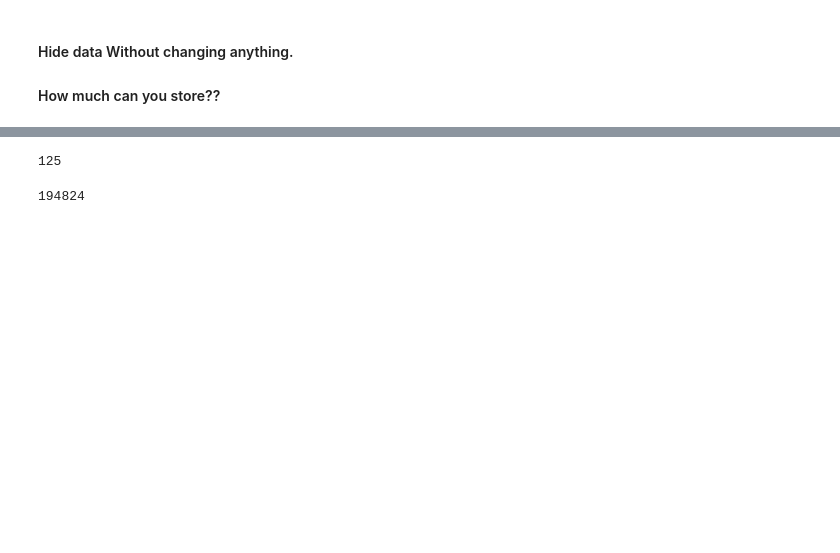
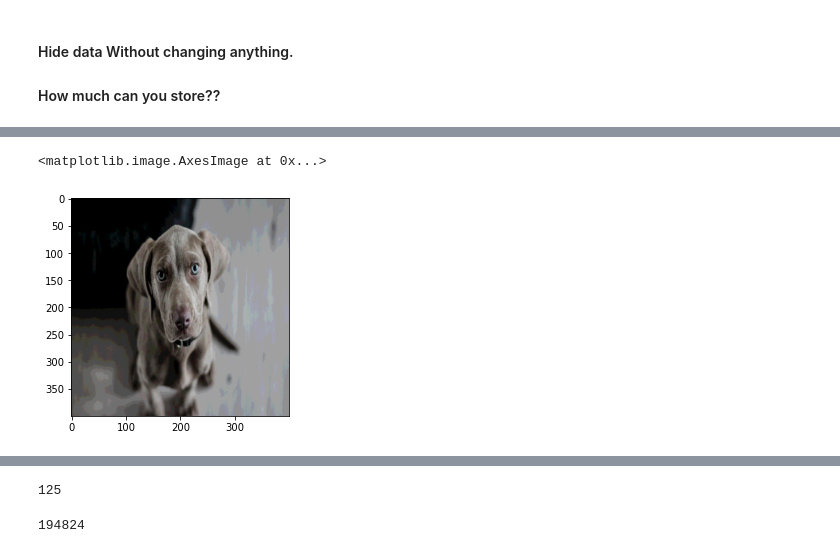
Before and after one commit to cihatceliker/hider, a Jupyter notebook: Untitled.ipynb, the cells around one changed output, grey strips where cells are left out. Drawn from its saved outputs; the diff is of its cells as text; code cells hidden in the pictures; blank space fills up the shorter version.

```diff
--- a/Untitled.ipynb
+++ b/Untitled.ipynb
@@ -12,0 +20,3 @@ TEXT = open("nb.ipynb", "r").read()#"be at 36.896891-30.713323 at 11:00:00 GMT"
+# %%
+image1 = IMAGES[0]
+image2 = IMAGES[1]
@@ -12,0 +33,5 @@ TEXT = open("nb.ipynb", "r").read()#"be at 36.896891-30.713323 at 11:00:00 GMT"
+# %%
+plt.imshow(image1 >> 4 << 4)
+# %% [output]
+<matplotlib.image.AxesImage at 0x...>
+[figure, added]
```
Also changed, not shown: parts of 14 cells of this notebook, 5 other files.
